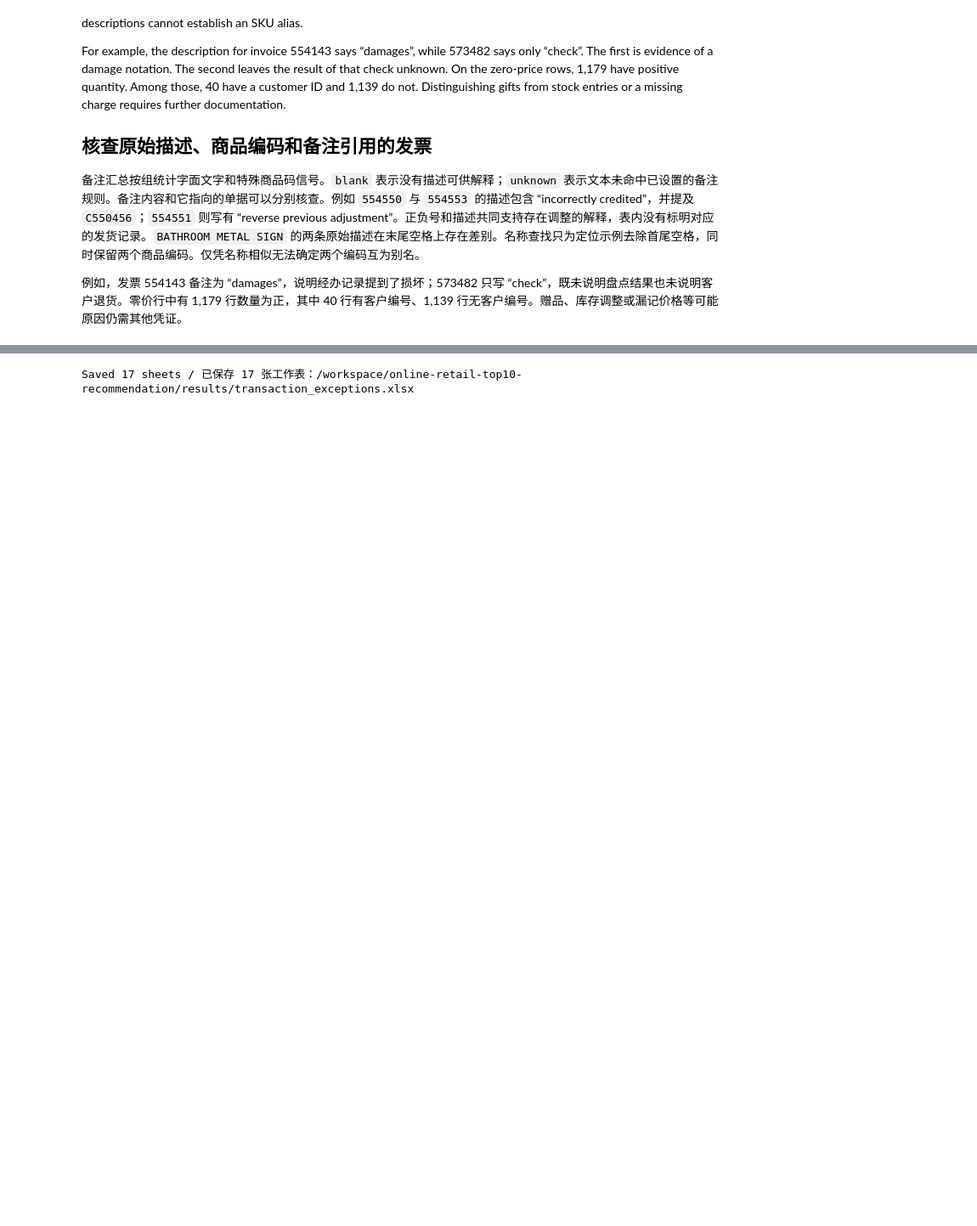
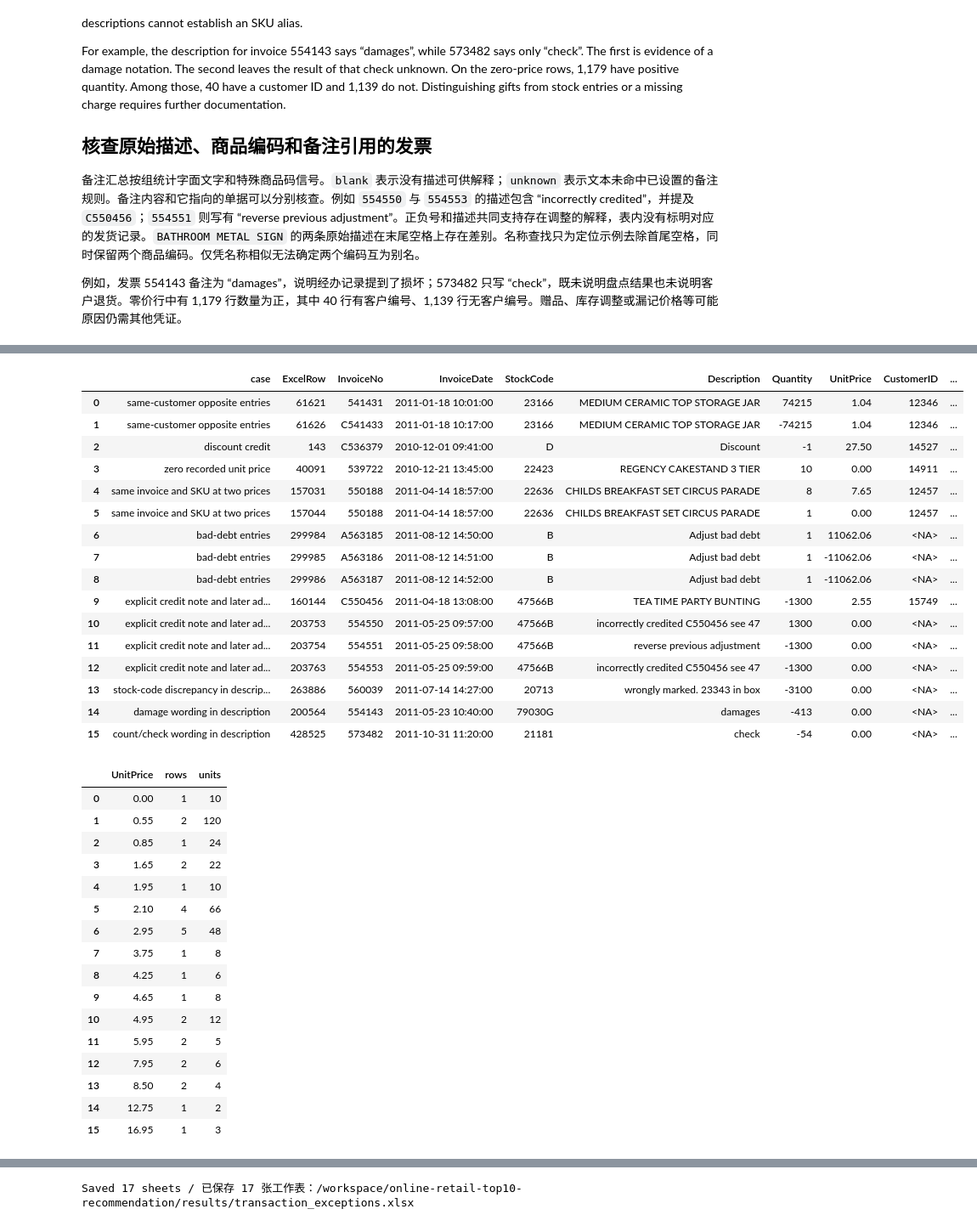
Before and after one commit to NobunagaK/online-retail-top10-recommendation, a Jupyter notebook: docs/technical/transaction_exception_analysis.ipynb, the cells around one changed output, grey strips where cells are left out. Shown at 85% size. Drawn from its saved outputs; the diff is of its cells as text; code cells hidden in the pictures; blank space fills up the shorter version.

Commit message:
Show all worksheet calculations and trace zero-price purchases in the notebook

```diff
--- a/docs/technical/transaction_exception_analysis.ipynb
+++ b/docs/technical/transaction_exception_analysis.ipynb
@@ -276,0 +717,9 @@ Missing descriptions / 缺失描述： 862
+# %%
+scopes = {
+    "any_exception": flagged,
+    "C_invoices": views["C_invoices"],
+    "nonC_negative": views["nonC_negative"],
+    "zero_qty": flagged.loc[flagged.Quantity.eq(0)],
+    "positive_qty_zero_price": flagged.loc[flagged.Quantity.gt(0) & flagged.UnitPrice.eq(0)],
+    "negative_price": flagged.loc[flagged.UnitPrice.lt(0)],
+}
@@ -276,0 +752,9 @@ Missing descriptions / 缺失描述： 862
+# %%
+note_tables = []
+for scope, group in scopes.items():
+    counts = group.groupby(["description_note_signals", "special_code_signal"],
+                           dropna=False).size().rename("rows").reset_index()
+    counts.insert(0, "scope", scope)
+    note_tables.append(counts.sort_values("rows", ascending=False, kind="stable"))
+tables["note_summary"] = pd.concat(note_tables, ignore_index=True)
+display(tables["note_summary"].loc[tables["note_summary"]["scope"].eq("nonC_negative")])
@@ -375,0 +918,59 @@ display(bank_fees[["ExcelRow", "InvoiceNo", "StockCode", "Description", "Quantit
+# %%
+examples = []
+for case, invoices, sku in [
+    ("same-customer opposite entries", ["541431", "C541433"], "23166"),
+    ("discount credit", ["C536379"], "D"),
+    ("zero recorded unit price", ["539722"], "22423"),
+    ("same invoice and SKU at two prices", ["550188"], "22636"),
+    ("bad-debt entries", ["A563185", "A563186", "A563187"], "B"),
+    ("explicit credit note and later adjustments", ["C550456", "554550", "554551", "554553"], "47566B"),
+    ("stock-code discrepancy in description", ["560039"], "20713"),
+    ("damage wording in description", ["554143"], "79030G"),
+    ("count/check wording in description", ["573482"], "21181"),
+]:
+    sample = lines.loc[lines.InvoiceNo.isin(invoices) & lines.StockCode.eq(sku)].copy()
+    sample.insert(0, "case", case)
+    examples.append(sample)
+tables["case_examples"] = pd.concat(examples, ignore_index=True)
+display(tables["case_examples"][["case", *line_fields]])
+case_invoice = raw.loc[raw["InvoiceNo"].eq("539722")]
+display(case_invoice.groupby("UnitPrice", as_index=False).agg(
+    rows=("ExcelRow", "size"), units=("Quantity", "sum")
+))
+bank_fees = raw.loc[raw["StockCode"].eq("BANK CHARGES")]
+display(bank_fees[["ExcelRow", "InvoiceNo", "StockCode", "Description", "Quantity", "UnitPrice"]].head(4))
+# %% [output]
+|  | case | ExcelRow | InvoiceNo | InvoiceDate | StockCode | Description | Quantity | UnitPrice | CustomerID | ... |
+| 0 | same-customer opposite entries | 61621 | 541431 | 2011-01-18 10:01:00 | 23166 | MEDIUM CERAMIC TOP STORAGE JAR | 74215 | 1.04 | 12346 | ... |
+| 1 | same-customer opposite entries | 61626 | C541433 | 2011-01-18 10:17:00 | 23166 | MEDIUM CERAMIC TOP STORAGE JAR | -74215 | 1.04 | 12346 | ... |
+| 2 | discount credit | 143 | C536379 | 2010-12-01 09:41:00 | D | Discount | -1 | 27.50 | 14527 | ... |
+| 3 | zero recorded unit price | 40091 | 539722 | 2010-12-21 13:45:00 | 22423 | REGENCY CAKESTAND 3 TIER | 10 | 0.00 | 14911 | ... |
+| 4 | same invoice and SKU at two prices | 157031 | 550188 | 2011-04-14 18:57:00 | 22636 | CHILDS BREAKFAST SET CIRCUS PARADE | 8 | 7.65 | 12457 | ... |
+| 5 | same invoice and SKU at two prices | 157044 | 550188 | 2011-04-14 18:57:00 | 22636 | CHILDS BREAKFAST SET CIRCUS PARADE | 1 | 0.00 | 12457 | ... |
+| 6 | bad-debt entries | 299984 | A563185 | 2011-08-12 14:50:00 | B | Adjust bad debt | 1 | 11062.06 | <NA> | ... |
+| 7 | bad-debt entries | 299985 | A563186 | 2011-08-12 14:51:00 | B | Adjust bad debt | 1 | -11062.06 | <NA> | ... |
+| 8 | bad-debt entries | 299986 | A563187 | 2011-08-12 14:52:00 | B | Adjust bad debt | 1 | -11062.06 | <NA> | ... |
+| 9 | explicit credit note and later ad... | 160144 | C550456 | 2011-04-18 13:08:00 | 47566B | TEA TIME PARTY BUNTING | -1300 | 2.55 | 15749 | ... |
+| 10 | explicit credit note and later ad... | 203753 | 554550 | 2011-05-25 09:57:00 | 47566B | incorrectly credited C550456 see 47 | 1300 | 0.00 | <NA> | ... |
+| 11 | explicit credit note and later ad... | 203754 | 554551 | 2011-05-25 09:58:00 | 47566B | reverse previous adjustment | -1300 | 0.00 | <NA> | ... |
+| 12 | explicit credit note and later ad... | 203763 | 554553 | 2011-05-25 09:59:00 | 47566B | incorrectly credited C550456 see 47 | -1300 | 0.00 | <NA> | ... |
+| 13 | stock-code discrepancy in descrip... | 263886 | 560039 | 2011-07-14 14:27:00 | 20713 | wrongly marked. 23343 in box | -3100 | 0.00 | <NA> | ... |
+| 14 | damage wording in description | 200564 | 554143 | 2011-05-23 10:40:00 | 79030G | damages | -413 | 0.00 | <NA> | ... |
+| 15 | count/check wording in description | 428525 | 573482 | 2011-10-31 11:20:00 | 21181 | check | -54 | 0.00 | <NA> | ... |
+|  | UnitPrice | rows | units |
+| 0 | 0.00 | 1 | 10 |
+| 1 | 0.55 | 2 | 120 |
+| 2 | 0.85 | 1 | 24 |
+| 3 | 1.65 | 2 | 22 |
+| 4 | 1.95 | 1 | 10 |
+| 5 | 2.10 | 4 | 66 |
+| 6 | 2.95 | 5 | 48 |
+| 7 | 3.75 | 1 | 8 |
+| 8 | 4.25 | 1 | 6 |
+| 9 | 4.65 | 1 | 8 |
+| 10 | 4.95 | 2 | 12 |
+| 11 | 5.95 | 2 | 5 |
+| 12 | 7.95 | 2 | 6 |
+| 13 | 8.50 | 2 | 4 |
+| 14 | 12.75 | 1 | 2 |
+| 15 | 16.95 | 1 | 3 |
```
Also changed, not shown: parts of 65 cells of this notebook, 4 other files.
